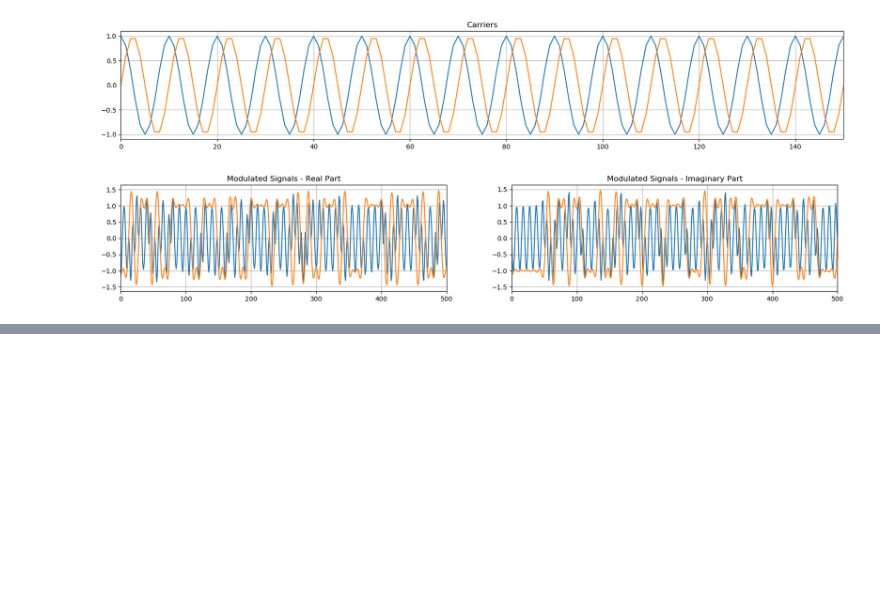
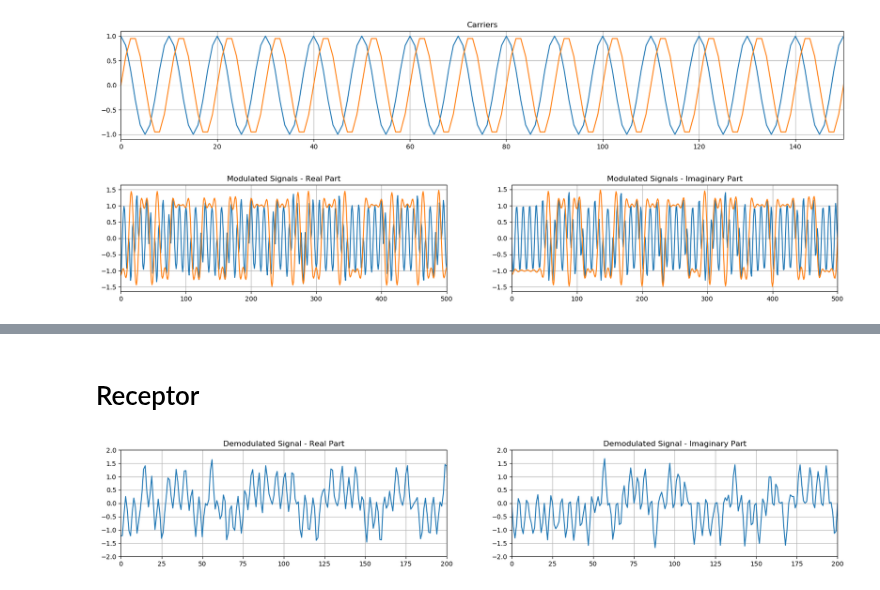
Before and after one commit to sofia-am/QPSK-8PSK-Simulation, a Jupyter notebook: notebook/QPSKmodem.ipynb, the cells around one changed output, grey strips where cells are left out. Drawn from its saved outputs; the diff is of its cells as text; code cells hidden in the pictures; blank space fills up the shorter version.

Commit message:
feat: demodulation on receptor

```diff
--- a/notebook/sampling.ipynb
+++ b/notebook/QPSKmodem.ipynb
@@ -186,0 +190,22 @@ plt.show()
+# %% [markdown]
+# Receptor
+# %%
+demodulated_i = signal_noise * i_carrier
+demodulated_q = signal_noise * q_carrier
+
+plt.figure(figsize=(20, 3))
+plt.subplot(1, 2, 1)
+plt.plot(t, demodulated_i)
+plt.xlim(0, 200)
+plt.ylim(-2, 2)
+plt.title("Demodulated Signal - Real Part")
+plt.grid(True)
+plt.subplot(1, 2, 2)
+plt.plot(t, demodulated_q)
+plt.xlim(0, 200)
+plt.ylim(-2, 2)
+plt.title("Demodulated Signal - Imaginary Part")
+plt.grid(True)
+plt.show()
+# %% [output]
+[figure, added]
```
Also changed, not shown: parts of 3 cells of this notebook, 1 other file.
